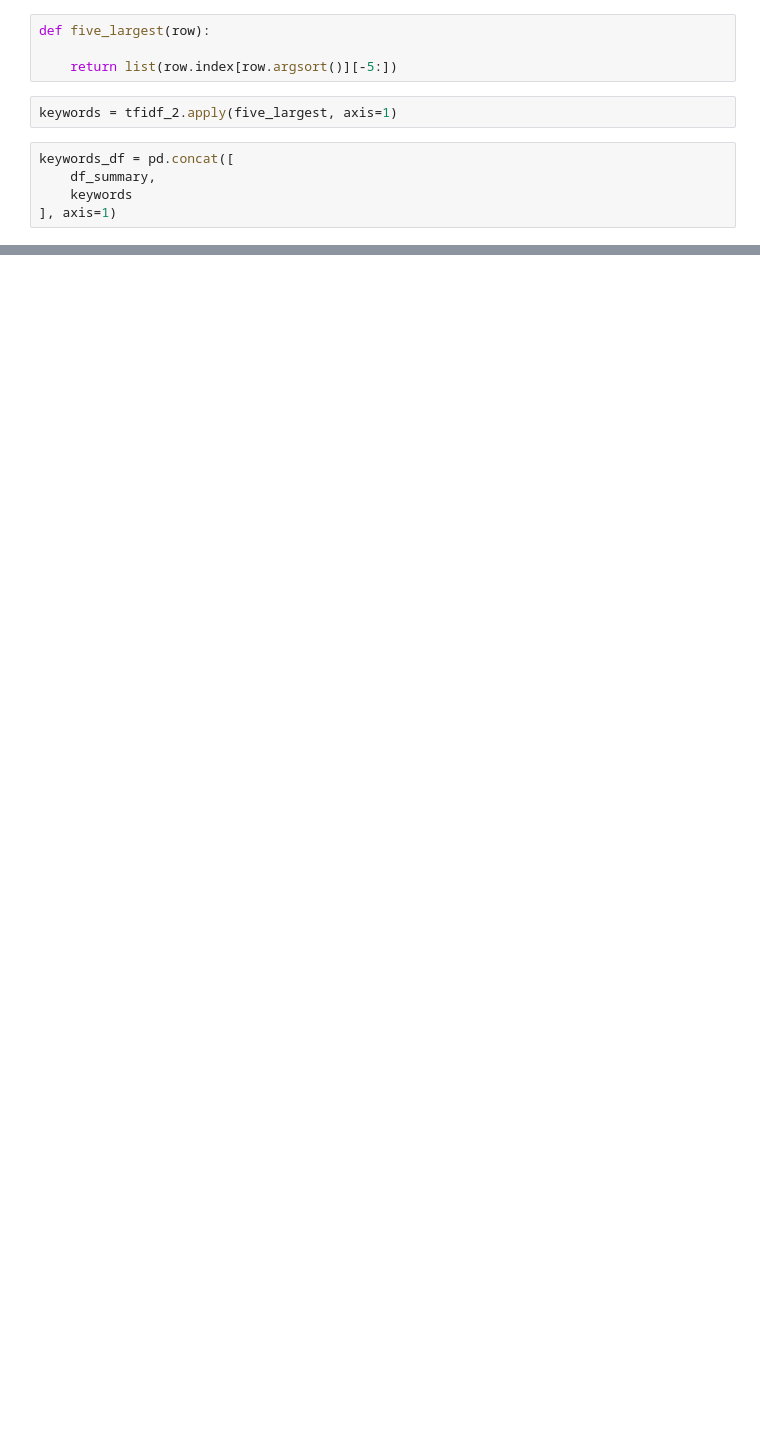
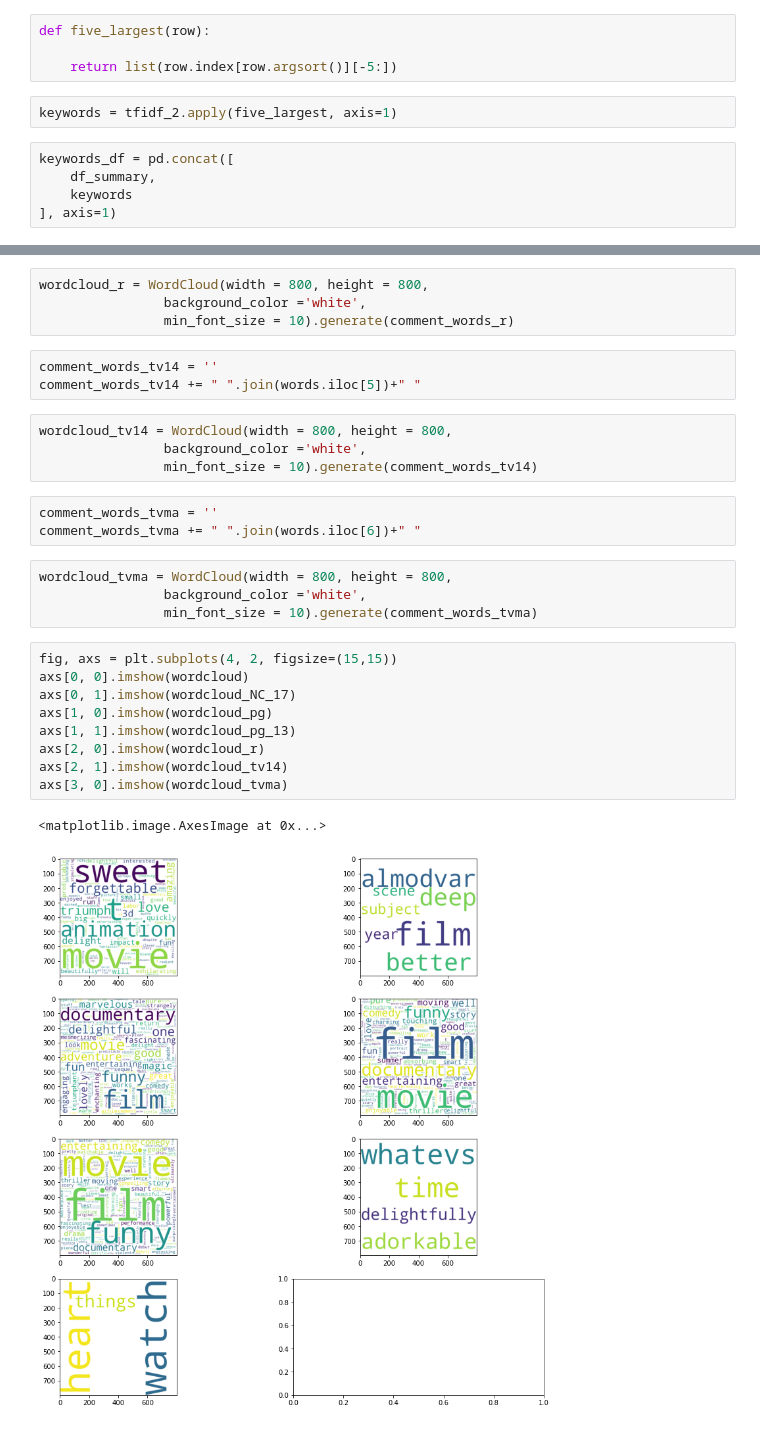
Before and after one commit to ethanttlee/Rotten-Tomatoes, a Jupyter notebook: tf-idf analysis.ipynb, the cells around one changed output, grey strips where cells are left out. Saved outputs shown, nothing was run; the diff lists cells and outputs as text; blank space fills up the shorter version.

```diff
--- a/tf-idf analysis.ipynb
+++ b/tf-idf analysis.ipynb
@@ -147,0 +194,30 @@ df_by_movie
+# %%
+wordcloud_r = WordCloud(width = 800, height = 800,
+                background_color ='white',
+                min_font_size = 10).generate(comment_words_r)
+# %%
+comment_words_tv14 = ''
+comment_words_tv14 += " ".join(words.iloc[5])+" "
+# %%
+wordcloud_tv14 = WordCloud(width = 800, height = 800,
+                background_color ='white',
+                min_font_size = 10).generate(comment_words_tv14)
+# %%
+comment_words_tvma = ''
+comment_words_tvma += " ".join(words.iloc[6])+" "
+# %%
+wordcloud_tvma = WordCloud(width = 800, height = 800,
+                background_color ='white',
+                min_font_size = 10).generate(comment_words_tvma)
+# %%
+fig, axs = plt.subplots(4, 2, figsize=(15,15))
+axs[0, 0].imshow(wordcloud)
+axs[0, 1].imshow(wordcloud_NC_17)
+axs[1, 0].imshow(wordcloud_pg)
+axs[1, 1].imshow(wordcloud_pg_13)
+axs[2, 0].imshow(wordcloud_r)
+axs[2, 1].imshow(wordcloud_tv14)
+axs[3, 0].imshow(wordcloud_tvma)
+# %% [output]
+<matplotlib.image.AxesImage at 0x...>
+[figure, added]
```
Also changed, not shown: parts of 28 cells of this notebook.
